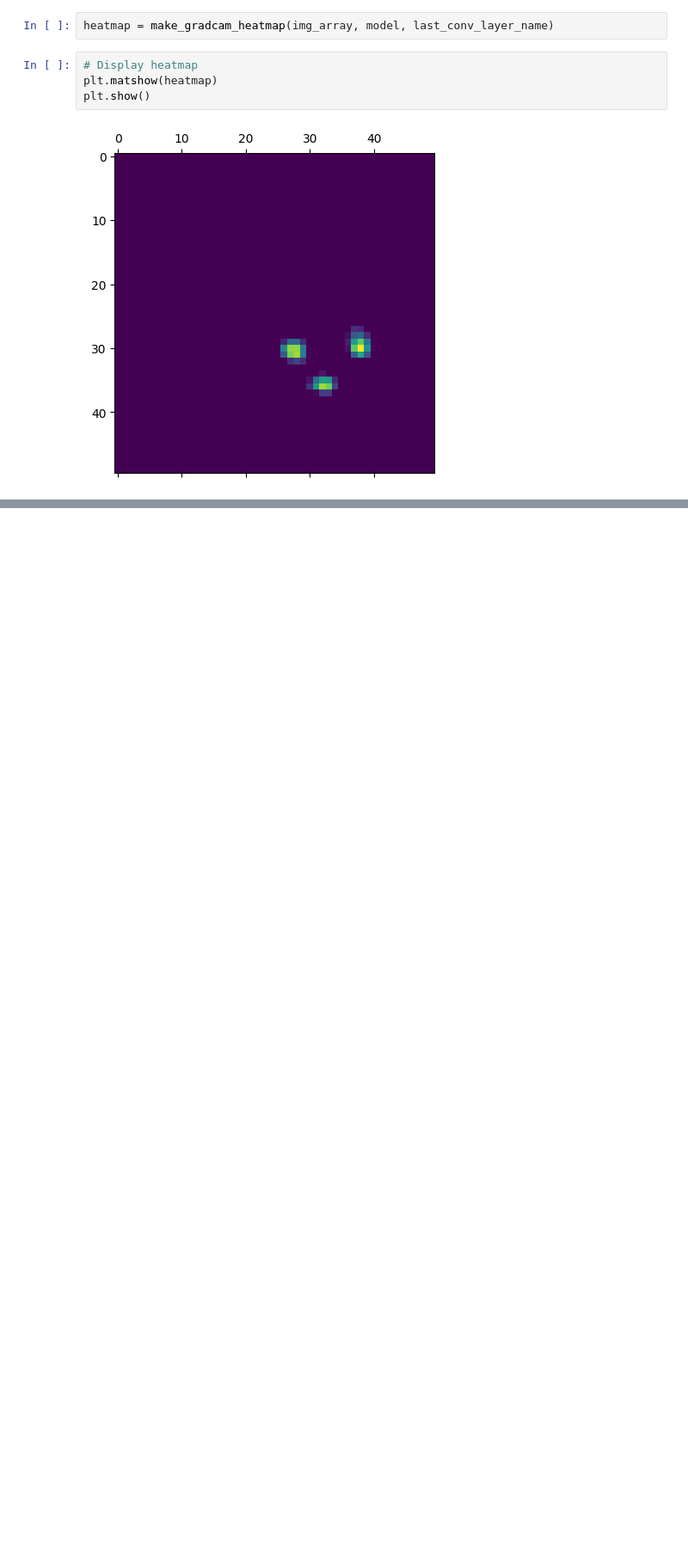
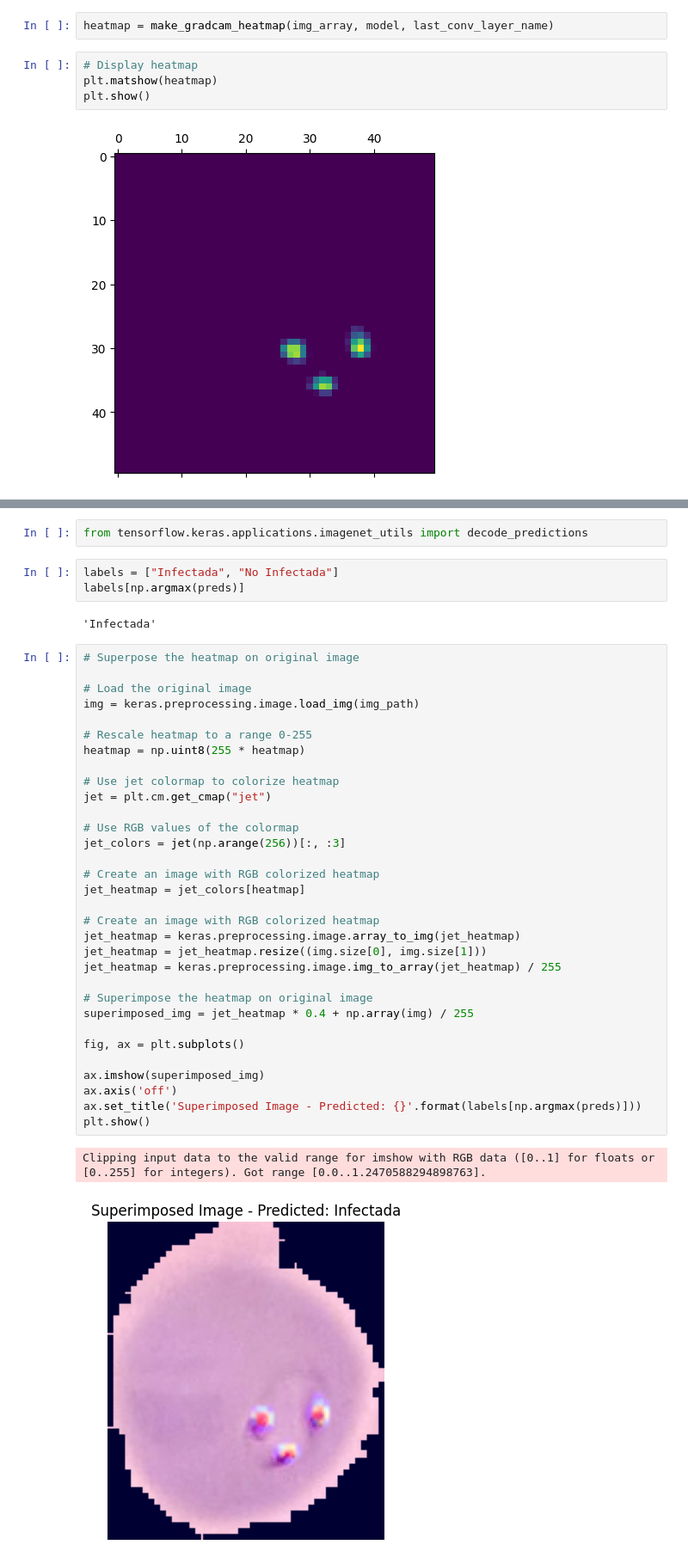
Before and after one commit to benjokapu/ProyectoFinal, a Jupyter notebook: grad_cam.ipynb, the cells around one changed output, grey strips where cells are left out. Shown at 86% size. Drawn from its saved outputs; the diff is of its cells as text; blank space fills up the shorter version.

```diff
--- a/grad_cam.ipynb
+++ b/grad_cam.ipynb
@@ -257,0 +260,42 @@ plt.show()
+# %%
+from tensorflow.keras.applications.imagenet_utils import decode_predictions
+# %%
+labels = ["Infectada", "No Infectada"]
+labels[np.argmax(preds)]
+# %% [output]
+'Infectada'
+# %%
+# Superpose the heatmap on original image
+
+# Load the original image
+img = keras.preprocessing.image.load_img(img_path)
+
+# Rescale heatmap to a range 0-255
+heatmap = np.uint8(255 * heatmap)
+
+# Use jet colormap to colorize heatmap
+jet = plt.cm.get_cmap("jet")
+
+# Use RGB values of the colormap
+jet_colors = jet(np.arange(256))[:, :3]
+
+# Create an image with RGB colorized heatmap
+jet_heatmap = jet_colors[heatmap]
+
+# Create an image with RGB colorized heatmap
+jet_heatmap = keras.preprocessing.image.array_to_img(jet_heatmap)
+jet_heatmap = jet_heatmap.resize((img.size[0], img.size[1]))
+jet_heatmap = keras.preprocessing.image.img_to_array(jet_heatmap) / 255
+
+# Superimpose the heatmap on original image
+superimposed_img = jet_heatmap * 0.4 + np.array(img) / 255
+
+fig, ax = plt.subplots()
+
+ax.imshow(superimposed_img)
+ax.axis('off')
+ax.set_title('Superimposed Image - Predicted: {}'.format(labels[np.argmax(preds)]))
+plt.show()
+# %% [output]
+Clipping input data to the valid range for imshow with RGB data ([0..1] for floats or [0..255] for integers). Got range [0.0..1.2470588294898763].
+[figure, added]
```
Also changed, not shown: parts of 10 cells of this notebook, 2 other files.
